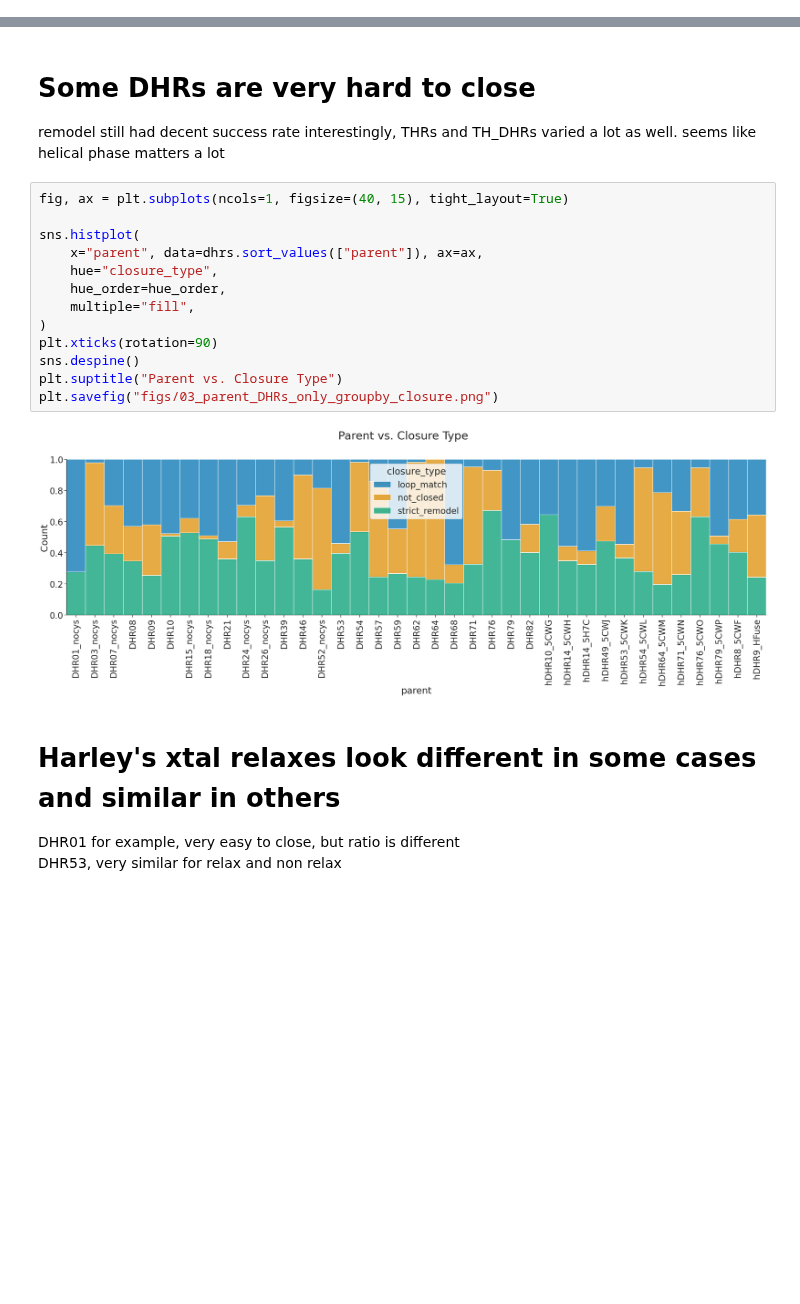
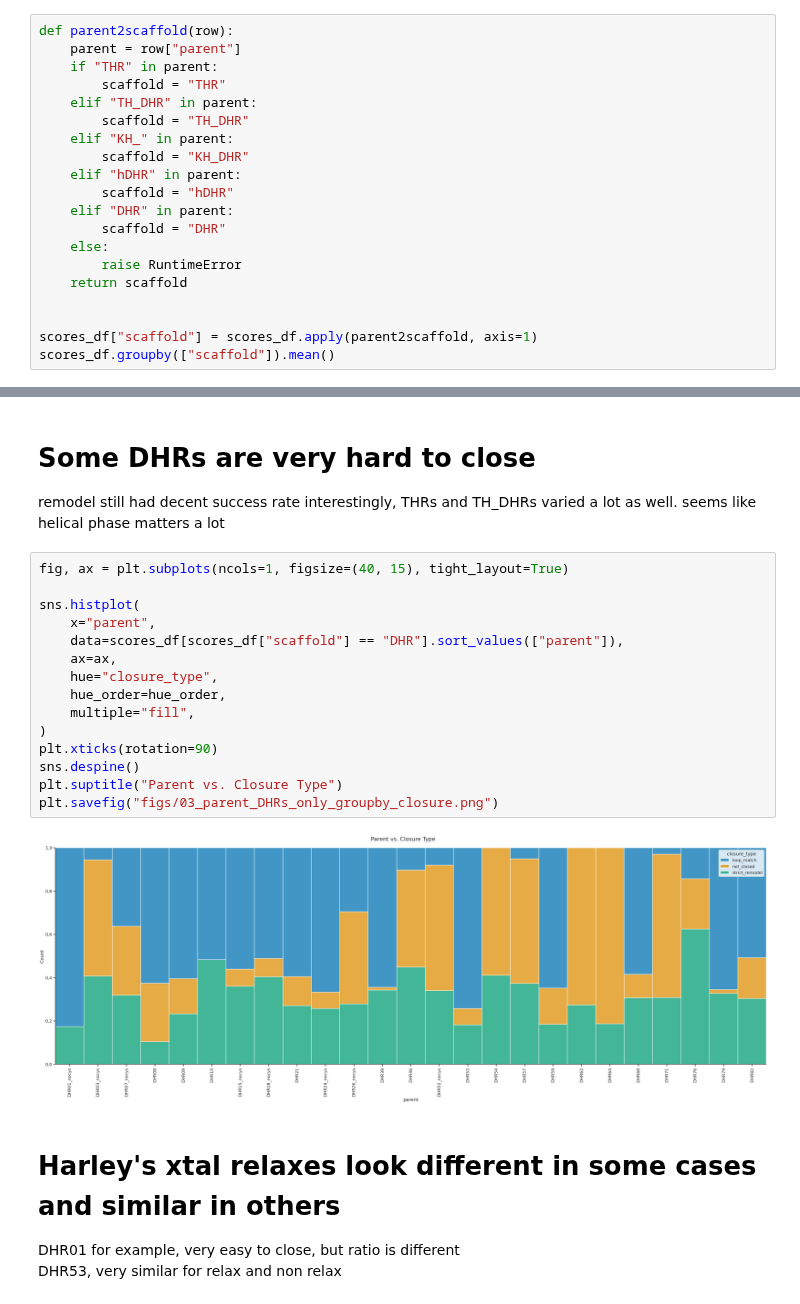
Before and after one commit to proleu/hinges, a Jupyter notebook: 03_enumerate_loops.ipynb, the cells around one changed output, grey strips where cells are left out. Drawn from its saved outputs; the diff is of its cells as text; blank space fills up the shorter version.

```diff
--- a/03_enumerate_loops.ipynb
+++ b/03_enumerate_loops.ipynb
@@ -745,0 +655,20 @@ plt.savefig("figs/03_looping_counts_by_scaffold.png")
+# %%
+def parent2scaffold(row):
+    parent = row["parent"]
+    if "THR" in parent:
+        scaffold = "THR"
+    elif "TH_DHR" in parent:
+        scaffold = "TH_DHR"
+    elif "KH_" in parent:
+        scaffold = "KH_DHR"
+    elif "hDHR" in parent:
+        scaffold = "hDHR"
+    elif "DHR" in parent:
+        scaffold = "DHR"
+    else:
+        raise RuntimeError
+    return scaffold
+
+
+scores_df["scaffold"] = scores_df.apply(parent2scaffold, axis=1)
+scores_df.groupby(["scaffold"]).mean()
@@ -796,18 +769,20 @@ interestingly, THRs and TH_DHRs varied a lot as well. seems like helical phase m
 # %%
 fig, ax = plt.subplots(ncols=1, figsize=(40, 15), tight_layout=True)
 
 sns.histplot(
-    x="parent", data=dhrs.sort_values(["parent"]), ax=ax,
+    x="parent",
+    data=scores_df[scores_df["scaffold"] == "DHR"].sort_values(["parent"]),
+    ax=ax,
     hue="closure_type",
     hue_order=hue_order,
     multiple="fill",
 )
 plt.xticks(rotation=90)
 sns.despine()
 plt.suptitle("Parent vs. Closure Type")
 plt.savefig("figs/03_parent_DHRs_only_groupby_closure.png")
 # %% [output]
-[figure, old version]
+[figure, new version]
 # %% [markdown]
 # Harley's xtal relaxes look different in some cases and similar in others
 DHR01 for example, very easy to close, but ratio is different
```
Also changed, not shown: parts of 21 cells of this notebook, 2 other files.
